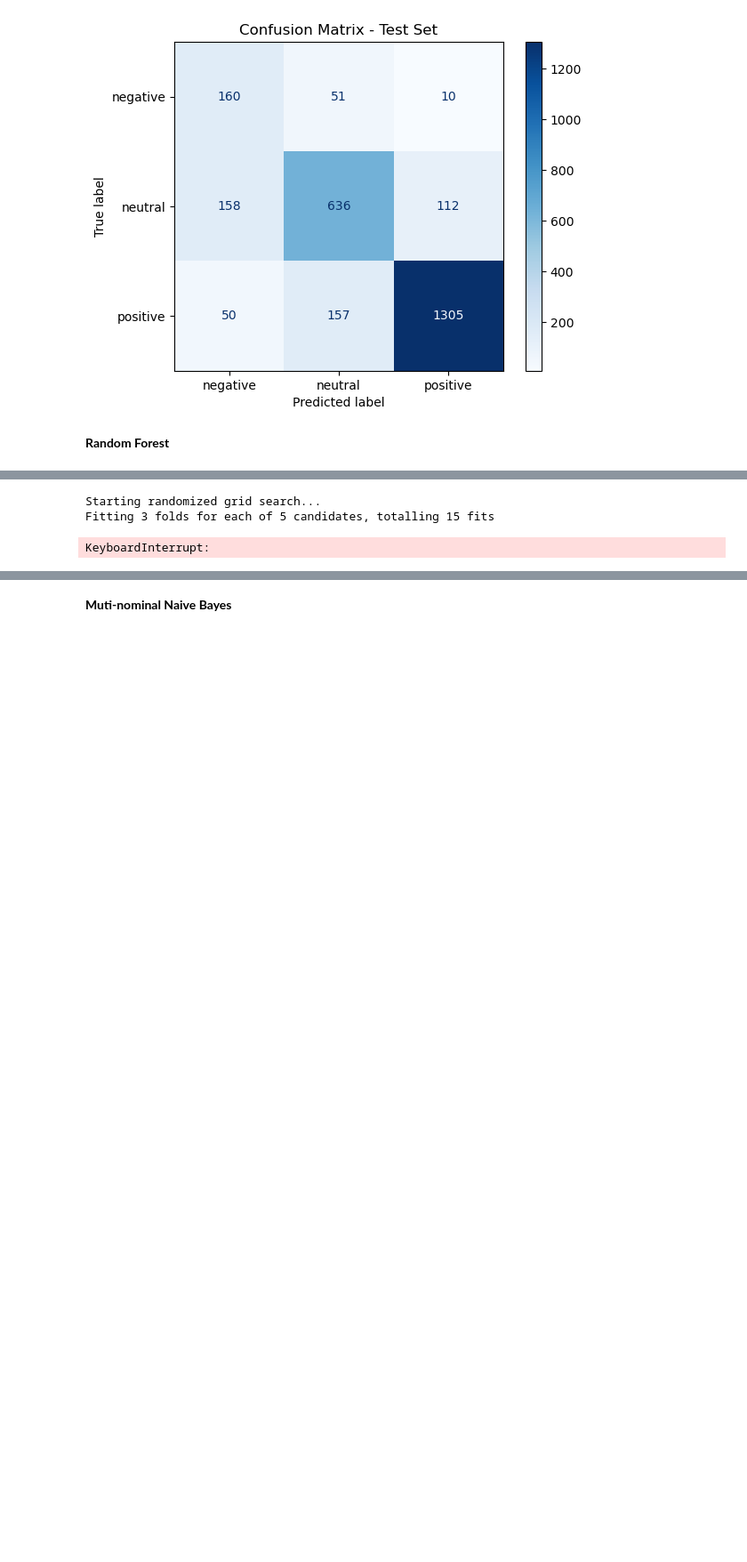
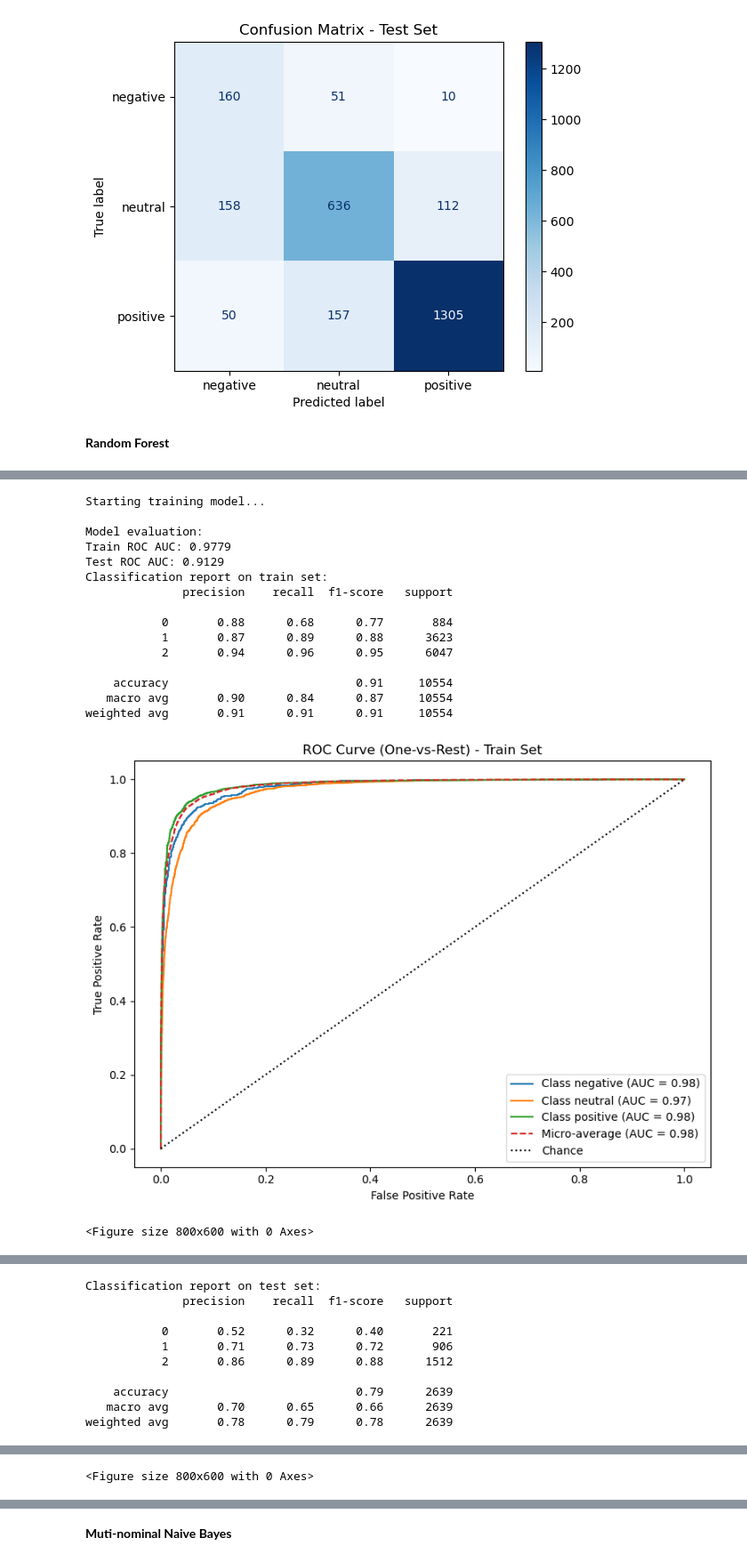
Before and after one commit to dangtna1/amazon-reviews-classification, a Jupyter notebook: preprocessing_and_modelling.ipynb, the cells around one changed output, grey strips where cells are left out. Shown at 89% size. Drawn from its saved outputs; the diff is of its cells as text; code cells hidden in the pictures; blank space fills up the shorter version.

```diff
--- a/preprocessing_and_modelling.ipynb
+++ b/preprocessing_and_modelling.ipynb
@@ -757,55 +757,45 @@ weighted avg       0.75      0.74      0.75      2639
 # %%
 pipeline = ImbPipeline(
     [
         (
             "tfidf",
             TfidfVectorizer(
                 tokenizer=stem_tokenizer,  # Tokenize with custom stemmer function with error handling
                 lowercase=True,
                 max_features=5000,
                 token_pattern=None,  # Explicitly disable default token pattern
             ),
         ),
-        ("smote", SMOTE(random_state=42)),  # Handle class imbalance
+        # ("smote", SMOTE(random_state=42)),  # Handle class imbalance
         (
             "classifier",
             MLPClassifier(max_iter=300, random_state=42, early_stopping=True),
         ),
     ]
 )
 
-# Define parameter grid for random search
-param_dist = {
-    "tfidf__max_features": [1000, 5000, 10000, None],  # Number of features
-    "tfidf__ngram_range": [(1, 1), (1, 2)],  # Unigrams and bigrams
-    "smote__k_neighbors": [3, 5, 7],  # Number of nearest neighbors
-    "classifier__hidden_layer_sizes": [(128,), (128, 64)],
-    "classifier__activation": ["relu", "tanh"],
-    "classifier__solver": ["adam", "sgd"],
-}
-
-# Create RandomizedSearchCV object
-random_search = RandomizedSearchCV(
-    estimator=pipeline,
-    param_distributions=param_dist,
-    n_iter=5,  # Number of parameter combinations to try
-    cv=3,  # 3-fold cross-validation
-    n_jobs=-1,  # Use all available cores
-    random_state=42,
-    verbose=1,
-)
-
 # Perform random search on training data
-print("Starting randomized grid search...")
-random_search.fit(X_train, y_train)
-
-# Best model from random search
-best_model = random_search.best_estimator_
+print("Starting training model...")
+model = pipeline.fit(X_train, y_train)
 
 # Evaluate the best model
-print("\nBest model evaluation:")
-score["MLP"] = evaluate_model(best_model, X_train, y_train, X_test, y_test, le.classes_)
+print("\nModel evaluation:")
+score["TF-IDF + MLP"] = evaluate_model(model, X_train, y_train, X_test, y_test, le.classes_)
 # %% [output]
-Starting randomized grid search...
-Fitting 3 folds for each of 5 candidates, totalling 15 fits
+Starting training model...
+
+Model evaluation:
+Train ROC AUC: 0.9779
+Test ROC AUC: 0.9129
+Classification report on train set:
+              precision    recall  f1-score   support
+
+           0       0.88      0.68      0.77       884
+           1       0.87      0.89      0.88      3623
+           2       0.94      0.96      0.95      6047
+
+    accuracy                           0.91     10554
+   macro avg       0.90      0.84      0.87     10554
+weighted avg       0.91      0.91      0.91     10554
+[figure, added]
-KeyboardInterrupt:
+<Figure size 800x600 with 0 Axes>
@@ -811,0 +803,10 @@ KeyboardInterrupt:
+Classification report on test set:
+              precision    recall  f1-score   support
+
+           0       0.52      0.32      0.40       221
+           1       0.71      0.73      0.72       906
+           2       0.86      0.89      0.88      1512
+
+    accuracy                           0.79      2639
+   macro avg       0.70      0.65      0.66      2639
+weighted avg       0.78      0.79      0.78      2639
@@ -811,0 +814 @@ KeyboardInterrupt:
+<Figure size 800x600 with 0 Axes>
```
Also changed, not shown: parts of 8 cells of this notebook, 1 other file.
